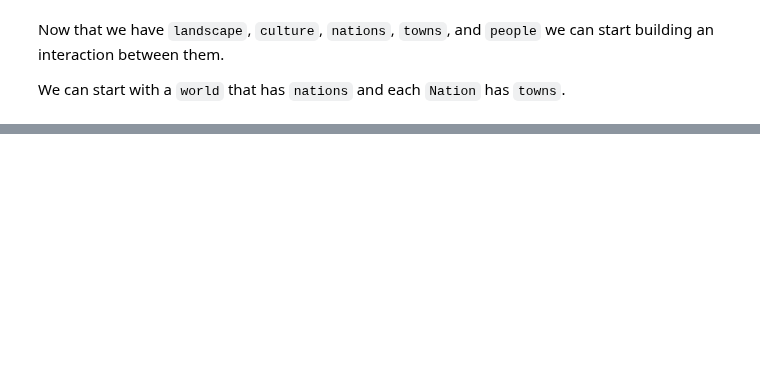
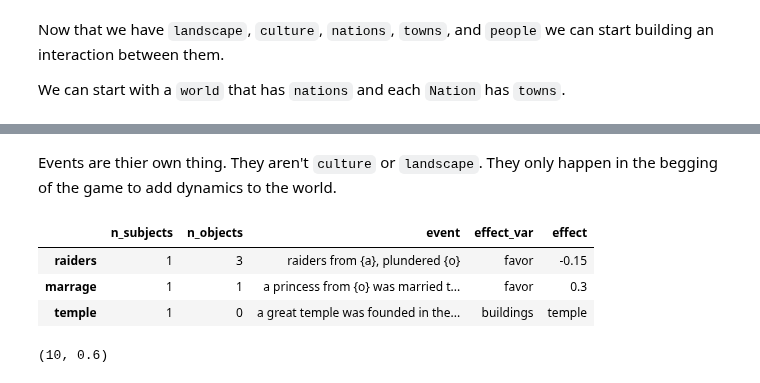
Before and after one commit to BillmanH/dsadventure, a Jupyter notebook: notebooks/3 Nations and Conflict.ipynb, the cells around one changed output, grey strips where cells are left out. Cells and saved outputs as stored; diff of their text form; code cells hidden in the pictures; blank space fills up the shorter version.

```diff
--- a/notebooks/3 Nations and Conflict.ipynb
+++ b/notebooks/3 Nations and Conflict.ipynb
@@ -129 +174,15 @@ landscape['chaos'] = .6
+# %% [markdown]
+Events are thier own thing. They aren't `culture` or `landscape`. They only happen in the begging of the game to add dynamics to the world.
+# %%
+events = pd.read_csv('../lib/Datasets/events.csv',index_col=0)
+events
+# %% [output]
+|  | n_subjects | n_objects | event | effect_var | effect |
+| raiders | 1 | 3 | raiders from {a}, plundered {o} | favor | -0.15 |
+| marrage | 1 | 1 | a princess from {o} was married t... | favor | 0.3 |
+| temple | 1 | 0 | a great temple was founded in the... | buildings | temple |
+# %%
+world.culture.eons,world.culture.chaos
+# %% [output]
+(10, 0.6)
 # %%
```
Also changed, not shown: parts of 24 cells of this notebook, 9 other files.
